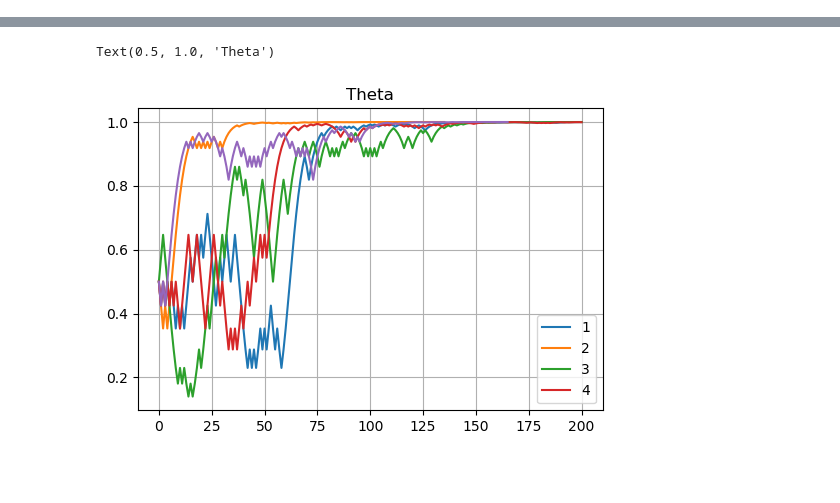
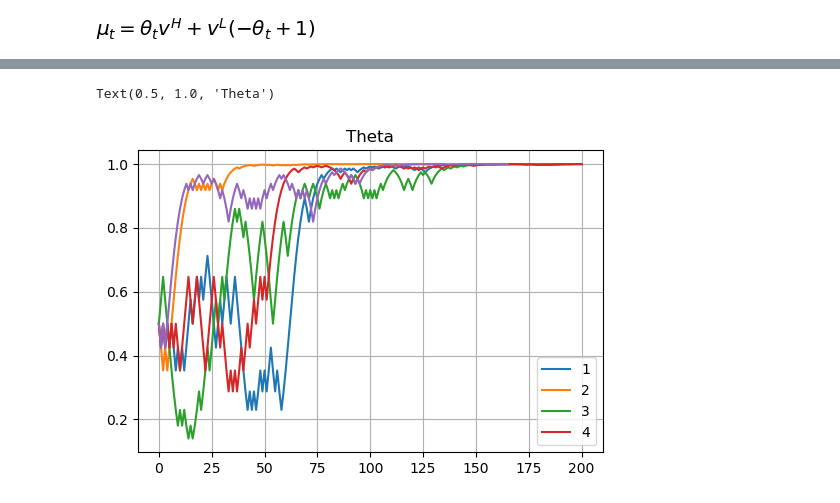
Before and after one commit to s-corfixen/projects-2019-snake-on-3310, a Jupyter notebook: modelproject/Untitled1.ipynb, the cells around one changed output, grey strips where cells are left out. Cells and saved outputs as stored; diff of their text form; code cells hidden in the pictures; blank space fills up the shorter version.

```diff
--- a/modelproject/Untitled1.ipynb
+++ b/modelproject/Untitled1.ipynb
@@ -35,0 +70,4 @@ spis = sm.symbols("Pi_sell")
+# %%
+sm.Eq(mu_t,theta_t*v_h+(1-theta_t)*v_l)
+# %% [output]
+[figure, added]
```
Also changed, not shown: parts of 29 cells of this notebook.
